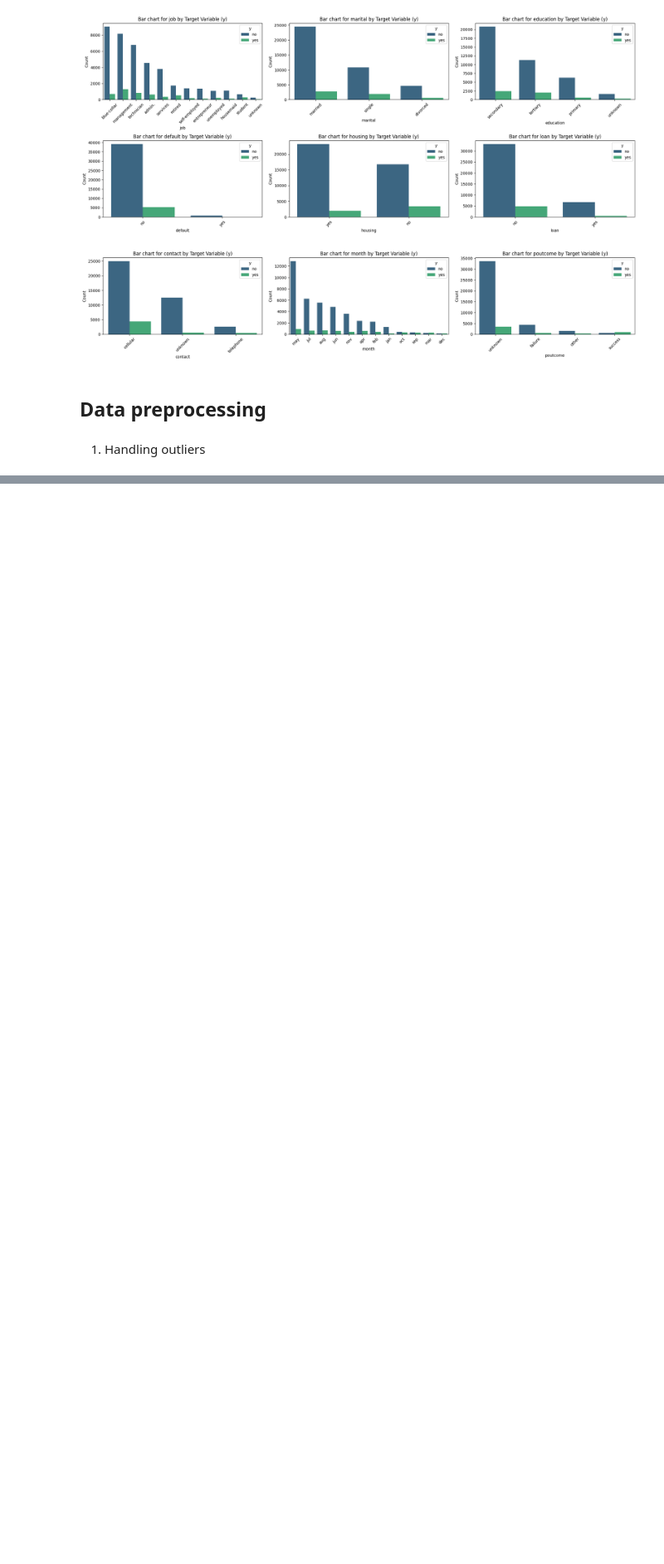
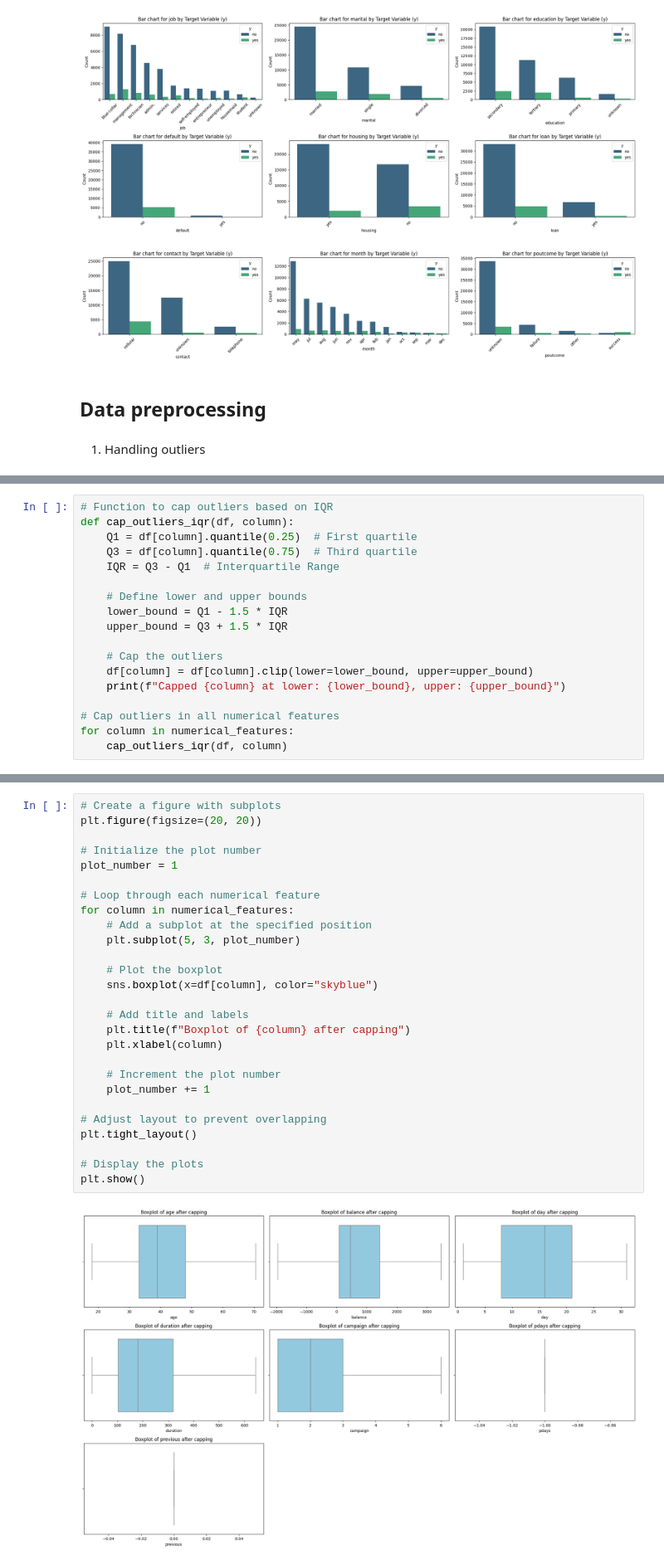
Before and after one commit to RanudeeFernando/CM2604_ML_CW, a Jupyter notebook: notebooks/ml_project.ipynb, the cells around one changed output, grey strips where cells are left out. Shown at 83% size. Drawn from its saved outputs; the diff is of its cells as text; blank space fills up the shorter version.

Commit message:
handle outliers - cap using IQR

```diff
--- a/notebooks/ml_project.ipynb
+++ b/notebooks/ml_project.ipynb
@@ -301,0 +333,18 @@ plt.show()
+# %%
+# Function to cap outliers based on IQR
+def cap_outliers_iqr(df, column):
+    Q1 = df[column].quantile(0.25)  # First quartile
+    Q3 = df[column].quantile(0.75)  # Third quartile
+    IQR = Q3 - Q1  # Interquartile Range
+
+    # Define lower and upper bounds
+    lower_bound = Q1 - 1.5 * IQR
+    upper_bound = Q3 + 1.5 * IQR
+
+    # Cap the outliers
+    df[column] = df[column].clip(lower=lower_bound, upper=upper_bound)
+    print(f"Capped {column} at lower: {lower_bound}, upper: {upper_bound}")
+
+# Cap outliers in all numerical features
+for column in numerical_features:
+    cap_outliers_iqr(df, column)
@@ -301,0 +359,29 @@ plt.show()
+# %%
+# Create a figure with subplots
+plt.figure(figsize=(20, 20))
+
+# Initialize the plot number
+plot_number = 1
+
+# Loop through each numerical feature
+for column in numerical_features:
+    # Add a subplot at the specified position
+    plt.subplot(5, 3, plot_number)
+
+    # Plot the boxplot
+    sns.boxplot(x=df[column], color="skyblue")
+
+    # Add title and labels
+    plt.title(f"Boxplot of {column} after capping")
+    plt.xlabel(column)
+
+    # Increment the plot number
+    plot_number += 1
+
+# Adjust layout to prevent overlapping
+plt.tight_layout()
+
+# Display the plots
+plt.show()
+# %% [output]
+[figure, added]
```
Also changed, not shown: parts of 3 cells of this notebook.
